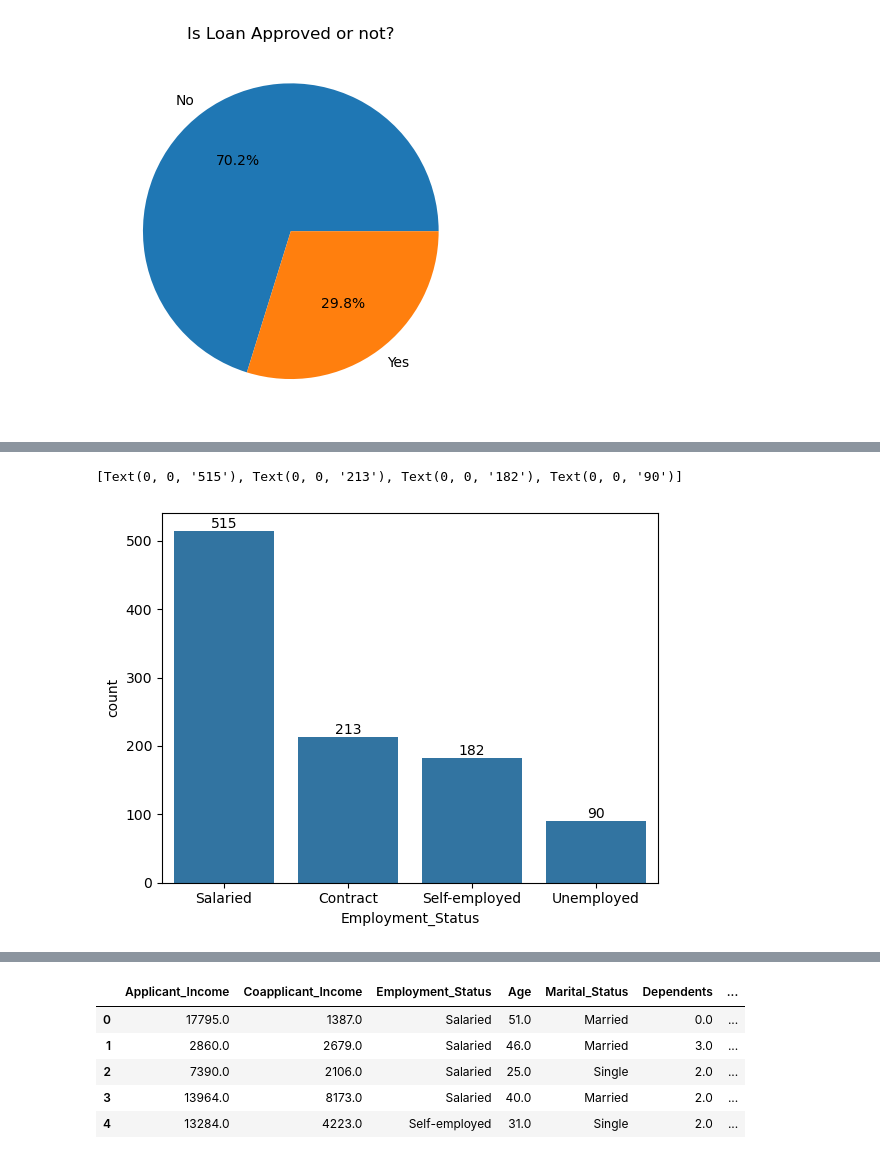
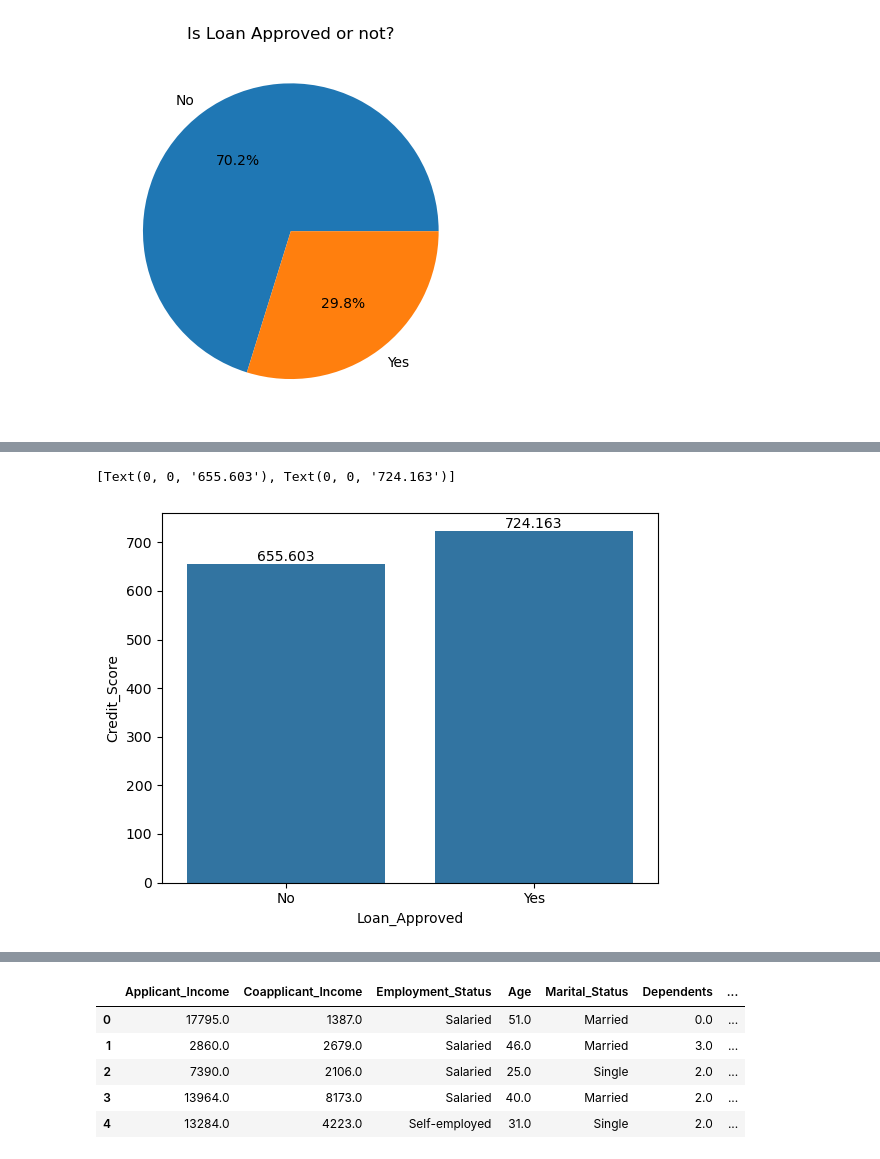
Before and after one commit to Bhoomiagarwal07/RiskSight-Loan-Engine, a Jupyter notebook: Notebook/credit_wise.ipynb, the cells around one changed output, grey strips where cells are left out. Drawn from its saved outputs; the diff is of its cells as text; code cells hidden in the pictures.

```diff
--- a/Notebook/credit_wise.ipynb
+++ b/Notebook/credit_wise.ipynb
@@ -237,7 +248,7 @@ Index(['Employment_Status', 'Marital_Status', 'Loan_Purpose', 'Property_Area',
 # %%
-emp_stat_counts = df["Employment_Status"].value_counts()
-ax = sns.barplot(emp_stat_counts)
+avg_cs= df.groupby("Loan_Approved")["Credit_Score"].mean()
+ax = sns.barplot(avg_cs)
 ax.bar_label(ax.containers[0])
 # %% [output]
-[Text(0, 0, '515'), Text(0, 0, '213'), Text(0, 0, '182'), Text(0, 0, '90')]
+[Text(0, 0, '655.603'), Text(0, 0, '724.163')]
-[figure, old version]
+[figure, new version]
```
Also changed, not shown: parts of 96 cells of this notebook.
